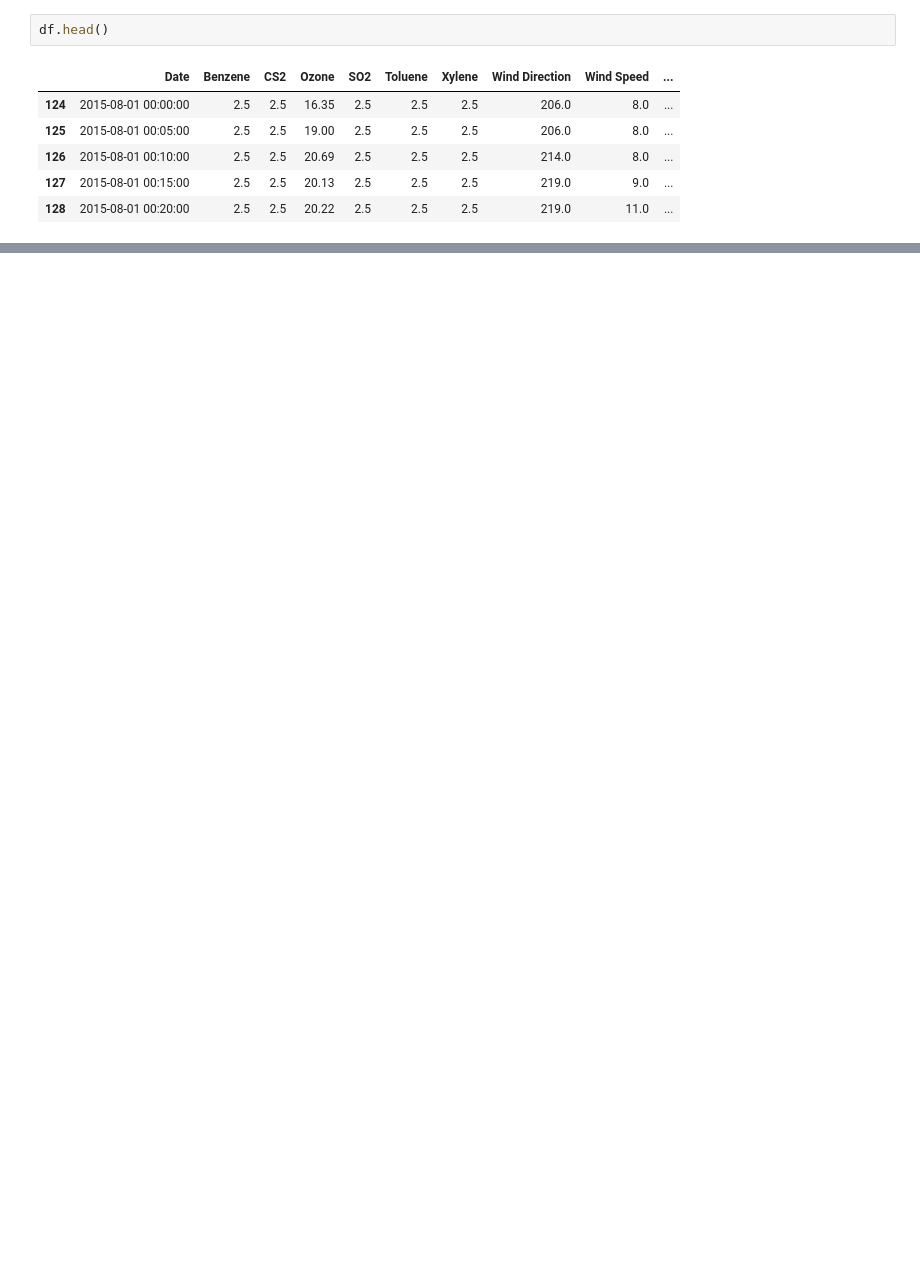
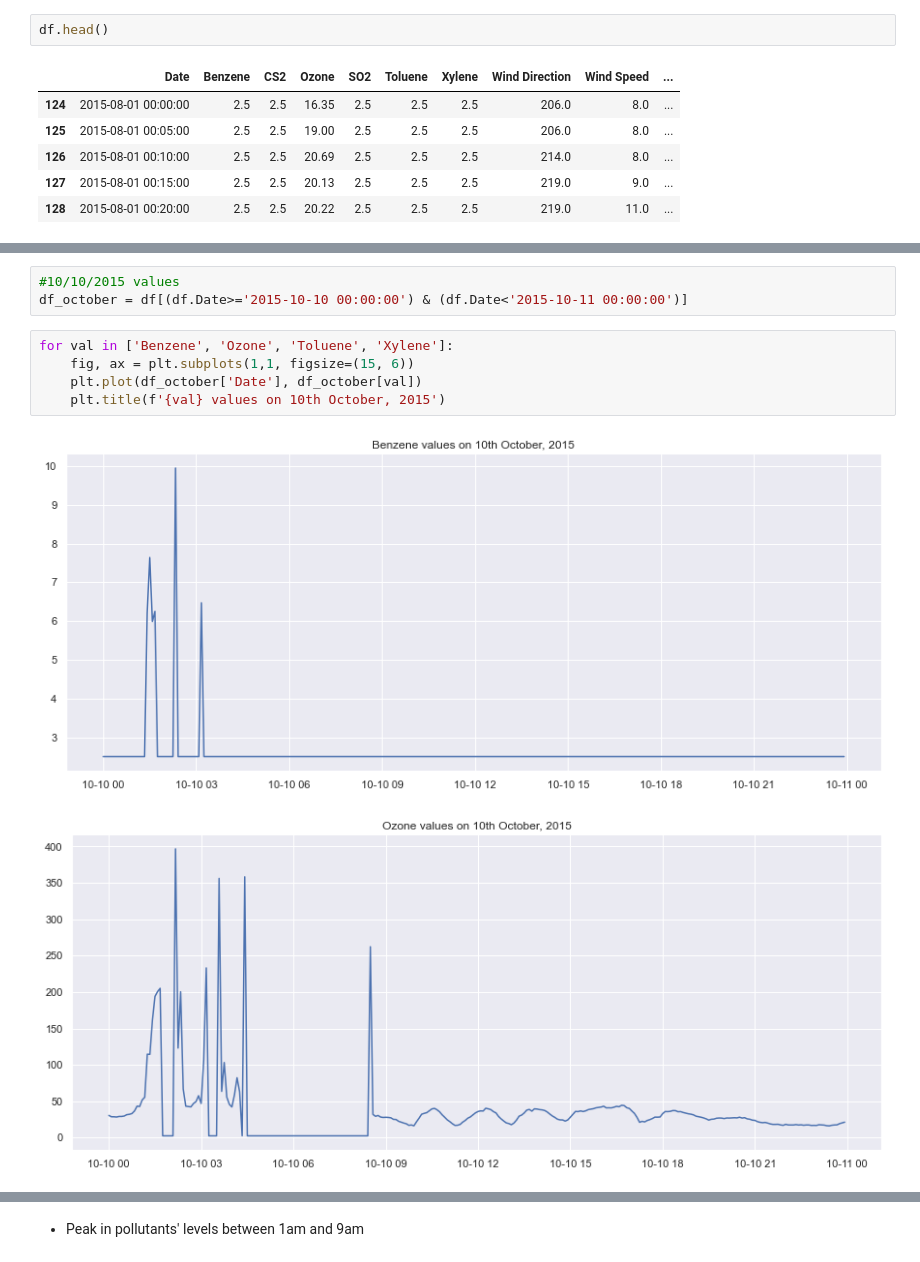
Before and after one commit to joanlenczuk/forecasting-pollution, a Jupyter notebook: Pollution forecasting EDA.ipynb, the cells around one changed output, grey strips where cells are left out. Saved outputs shown, nothing was run; the diff lists cells and outputs as text; blank space fills up the shorter version.

```diff
--- a/Pollution forecasting EDA.ipynb
+++ b/Pollution forecasting EDA.ipynb
@@ -43,0 +157,11 @@ for val in df.columns[1:7]:
+# %%
+#10/10/2015 values
+df_october = df[(df.Date>='2015-10-10 00:00:00') & (df.Date<'2015-10-11 00:00:00')]
+# %%
+for val in ['Benzene', 'Ozone', 'Toluene', 'Xylene']:
+    fig, ax = plt.subplots(1,1, figsize=(15, 6))
+    plt.plot(df_october['Date'], df_october[val])
+    plt.title(f'{val} values on 10th October, 2015')
+# %% [output]
+[figure, added]
+[figure, added]
@@ -43,0 +170,2 @@ for val in df.columns[1:7]:
+# %% [markdown]
+- Peak in pollutants' levels between 1am and 9am
```
Also changed, not shown: parts of 30 cells of this notebook.
